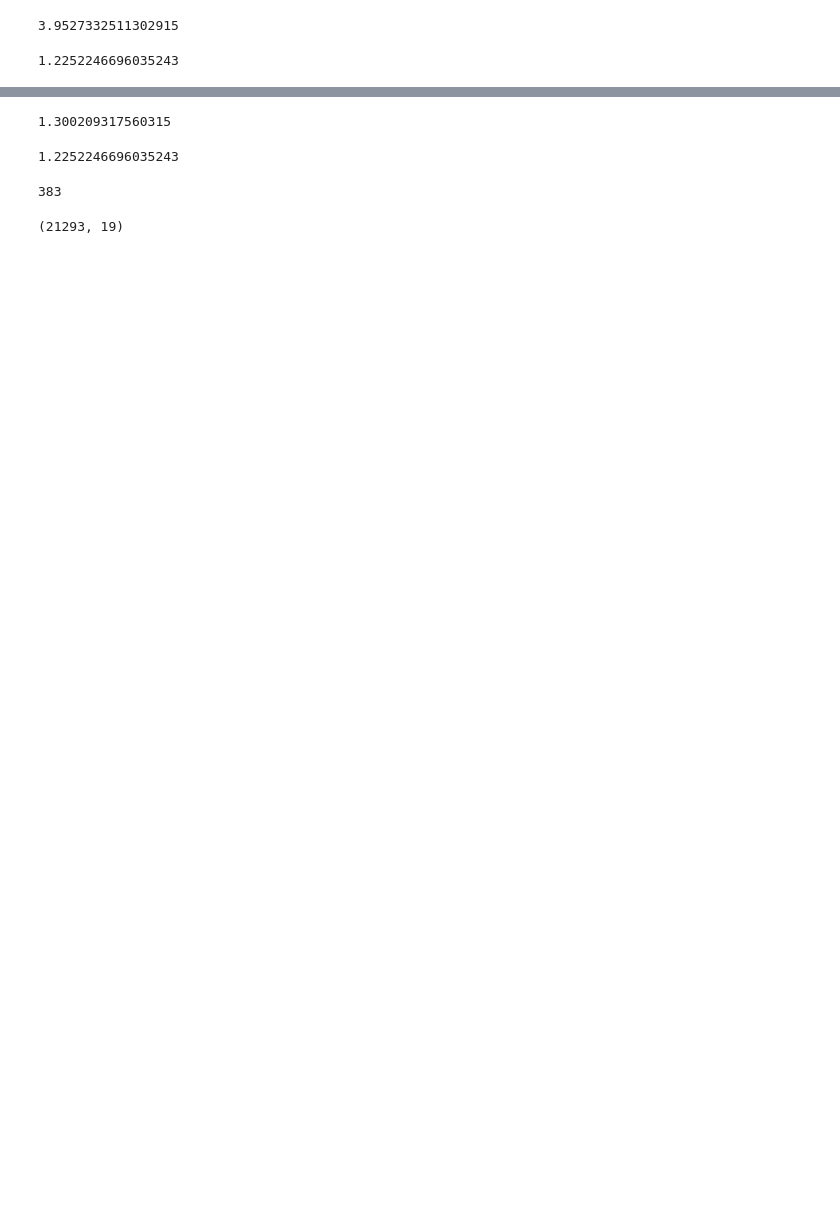
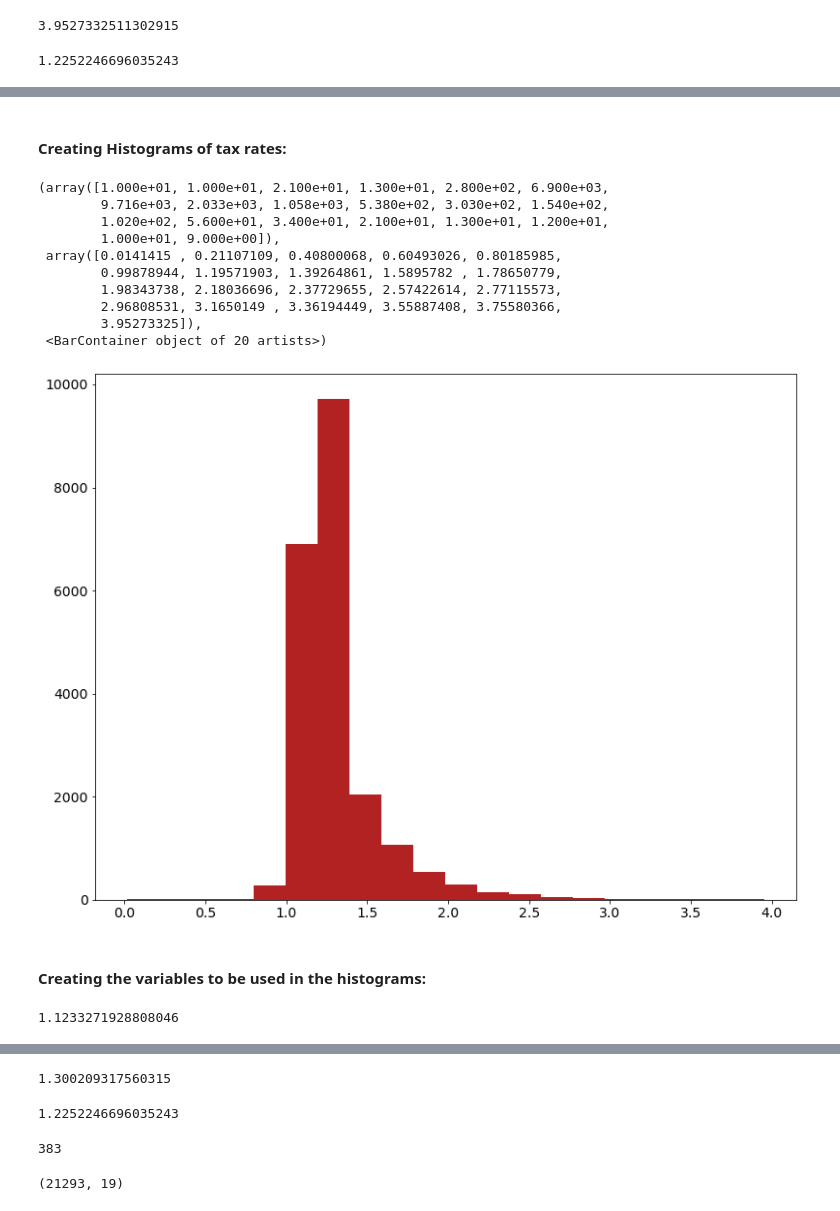
Before and after one commit to AAranda10/regression_project, a Jupyter notebook: explore.ipynb, the cells around one changed output, grey strips where cells are left out. Saved outputs shown, nothing was run; the diff lists cells and outputs as text; code cells hidden in the pictures; blank space fills up the shorter version.

```diff
--- a/explore.ipynb
+++ b/explore.ipynb
@@ -417,0 +490,16 @@ sns.scatterplot(data = tax_df, y = 'tax_rate', x = 'fips')
+# %% [markdown]
+#### Creating Histograms of tax rates:
+# %%
+plt.hist(x = tax_df.tax_rate, bins = 20, color = 'firebrick')
+# %% [output]
+(array([1.000e+01, 1.000e+01, 2.100e+01, 1.300e+01, 2.800e+02, 6.900e+03,
+        9.716e+03, 2.033e+03, 1.058e+03, 5.380e+02, 3.030e+02, 1.540e+02,
+        1.020e+02, 5.600e+01, 3.400e+01, 2.100e+01, 1.300e+01, 1.200e+01,
+        1.000e+01, 9.000e+00]),
+ array([0.0141415 , 0.21107109, 0.40800068, 0.60493026, 0.80185985,
+        0.99878944, 1.19571903, 1.39264861, 1.5895782 , 1.78650779,
+        1.98343738, 2.18036696, 2.37729655, 2.57422614, 2.77115573,
+        2.96808531, 3.1650149 , 3.36194449, 3.55887408, 3.75580366,
+        3.95273325]),
+ <BarContainer object of 20 artists>)
+[figure, added]
@@ -417,0 +508,2 @@ sns.scatterplot(data = tax_df, y = 'tax_rate', x = 'fips')
+# %% [markdown]
+#### Creating the variables to be used in the histograms:
@@ -417,0 +514,5 @@ sns.scatterplot(data = tax_df, y = 'tax_rate', x = 'fips')
+# %%
+ventura_county.mean()
+ventura_county.median()
+# %% [output]
+1.1233271928808046
```
Also changed, not shown: parts of 25 cells of this notebook.
